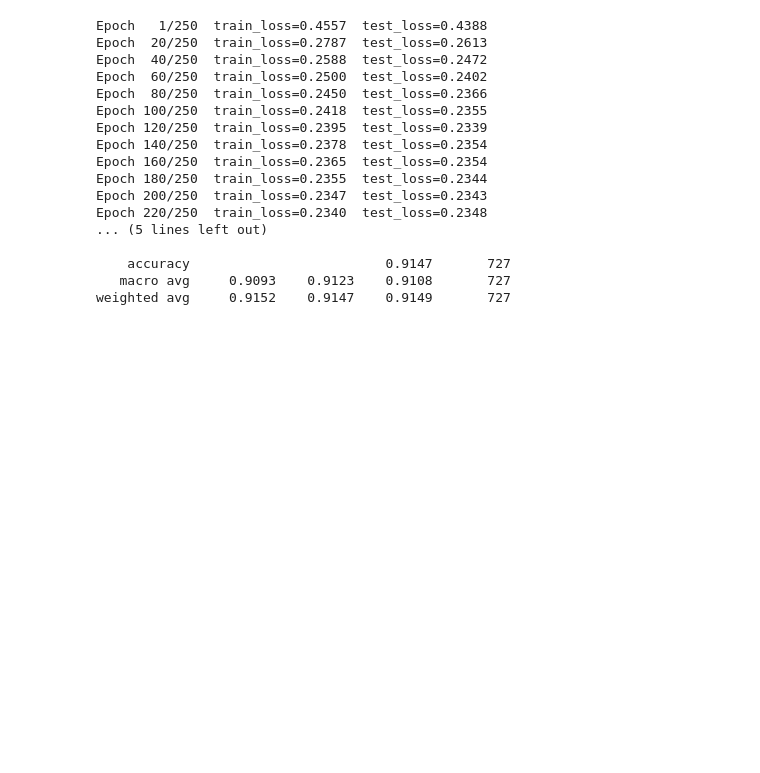
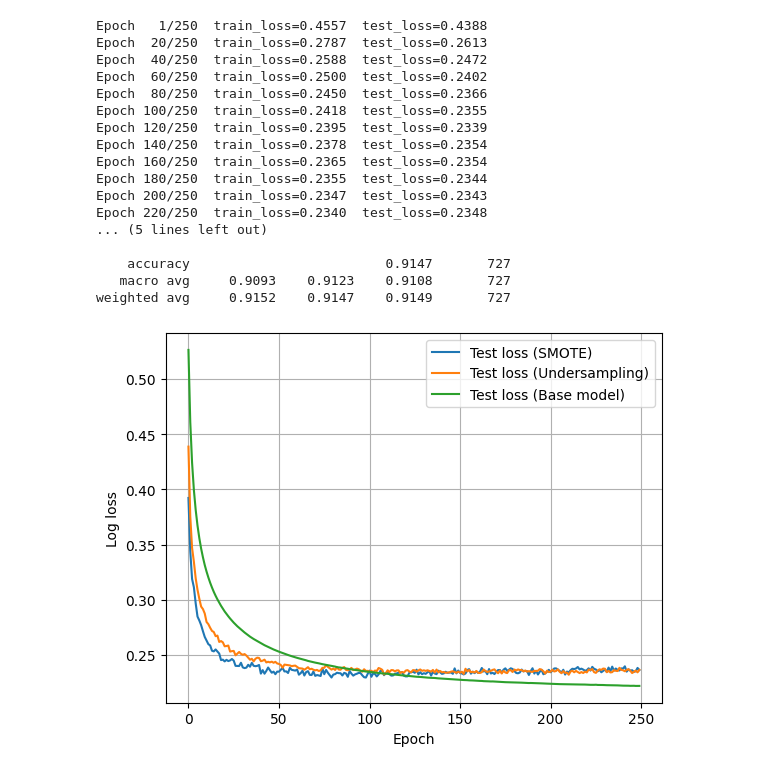
Before and after one commit to Kamok1/Metody-laby, a Jupyter notebook: part3/ml_sampling.ipynb, the cells around one changed output. Cells and saved outputs as stored; diff of their text form; code cells hidden in the pictures; blank space fills up the shorter version.

```diff
--- a/part3/ml_sampling.ipynb
+++ b/part3/ml_sampling.ipynb
@@ -49,18 +49,18 @@ X_train = full_pipeline.fit_transform(X_train_raw)
 X_test = full_pipeline.transform(X_test_raw)
 X_val = full_pipeline.transform(X_val_raw)
 # %%
-baseline_clf = CustomLogisticRegression(
+model_base = CustomLogisticRegression(
     lr=0.05,
     epochs=NUMBER_OF_EPOCHS,
     batch_size=256,
 )
-baseline_clf.fit(
+model_base.fit(
     X_train, y_train,
     X_val, y_val,
     X_test, y_test
 )
 
-y_pred = baseline_clf.predict(X_test)
+y_pred = model_base.predict(X_test)
 print(classification_report(y_test, y_pred, digits=4))
 # %% [output]
               precision    recall  f1-score   support
@@ -148,5 +148,19 @@ Epoch 220/250  train_loss=0.2340  test_loss=0.2348
     accuracy                         0.9147       727
    macro avg     0.9093    0.9123    0.9108       727
 weighted avg     0.9152    0.9147    0.9149       727
+# %%
+from matplotlib import pyplot as plt
+
+plt.plot(model_os.history["test"], label="Test loss (SMOTE)")
+plt.plot(model_us.history["test"], label="Test loss (Undersampling)")
+plt.plot(model_base.history["test"], label="Test loss (Base model)")
+plt.title("")
+plt.xlabel("Epoch")
+plt.ylabel("Log loss")
+plt.legend()
+plt.grid(True)
+plt.show()
+# %% [output]
+[figure, added]
 # %%
 results_summary = {
```
Also changed, not shown: parts of 1 cell of this notebook, 7 other files.
